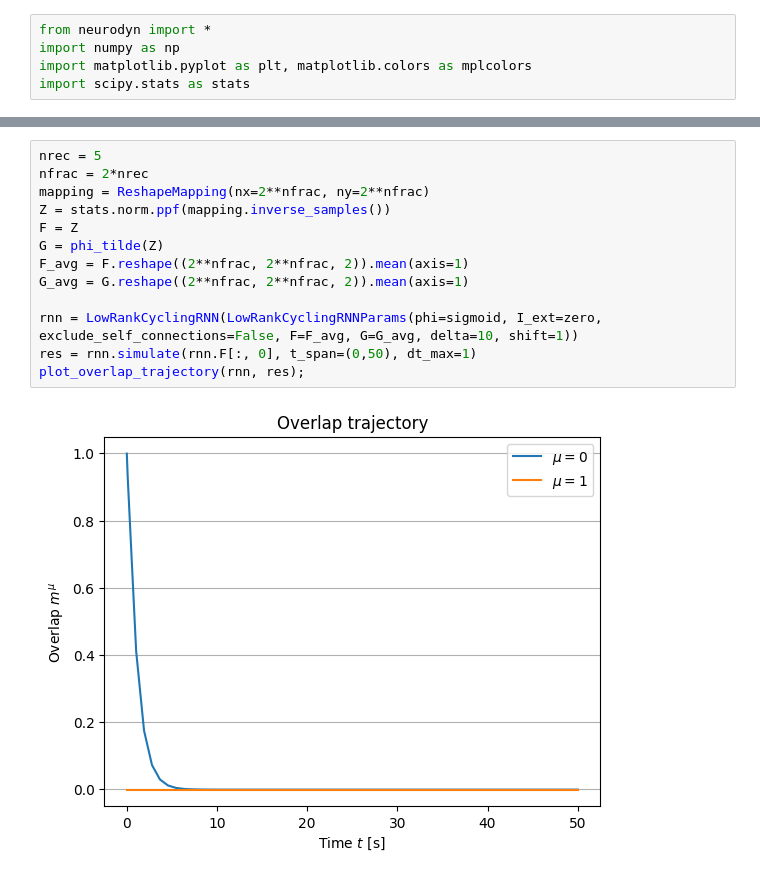
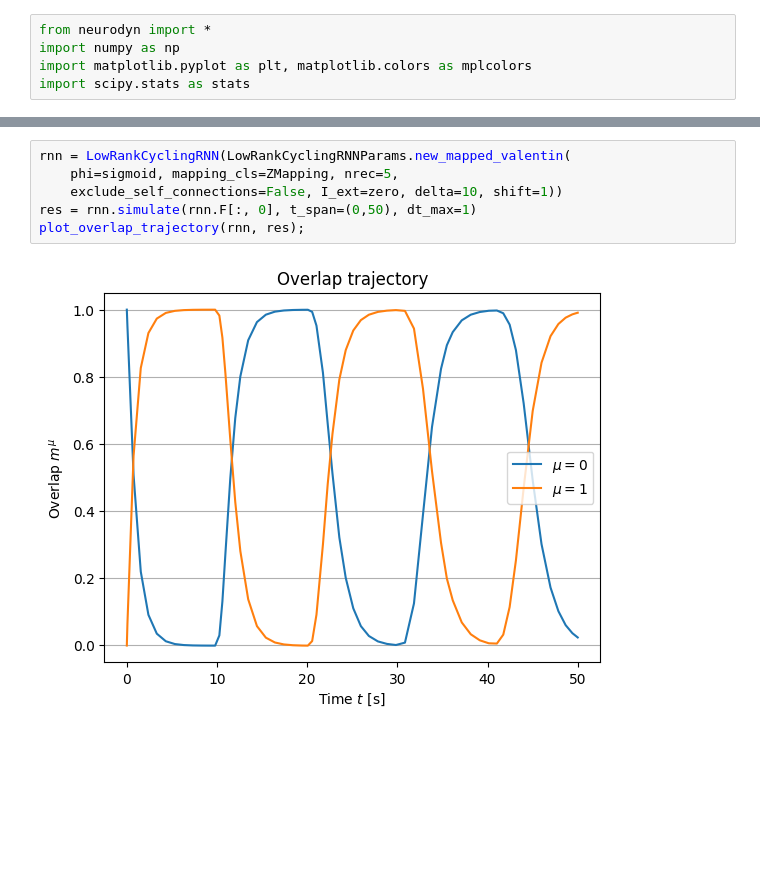
Before and after one commit to ninivert/lcnthesis, a Jupyter notebook: notebooks/uniform_sampling.ipynb, the cells around one changed output, grey strips where cells are left out. Saved outputs shown, nothing was run; the diff lists cells and outputs as text; blank space fills up the shorter version.

```diff
--- a/notebooks/uniform_sampling.ipynb
+++ b/notebooks/uniform_sampling.ipynb
@@ -62,15 +52,8 @@ plot_overlap_trajectory(rnn, res);
-# %%
-nrec = 5
-nfrac = 2*nrec
-mapping = ReshapeMapping(nx=2**nfrac, ny=2**nfrac)
-Z = stats.norm.ppf(mapping.inverse_samples())
-F = Z
-G = phi_tilde(Z)
-F_avg = F.reshape((2**nfrac, 2**nfrac, 2)).mean(axis=1)
-G_avg = G.reshape((2**nfrac, 2**nfrac, 2)).mean(axis=1)
-
-rnn = LowRankCyclingRNN(LowRankCyclingRNNParams(phi=sigmoid, I_ext=zero, exclude_self_connections=False, F=F_avg, G=G_avg, delta=10, shift=1))
-res = rnn.simulate(rnn.F[:, 0], t_span=(0,50), dt_max=1)
-plot_overlap_trajectory(rnn, res);
-# %% [output]
-[figure, removed]
+# %%
+rnn = LowRankCyclingRNN(LowRankCyclingRNNParams.new_mapped_valentin(
+	phi=sigmoid, mapping_cls=ZMapping, nrec=5,
+	exclude_self_connections=False, I_ext=zero, delta=10, shift=1))
+res = rnn.simulate(rnn.F[:, 0], t_span=(0,50), dt_max=1)
+plot_overlap_trajectory(rnn, res);
+# %% [output]
+[figure, added]
```
Also changed, not shown: parts of 4 cells of this notebook, 2 other files.
